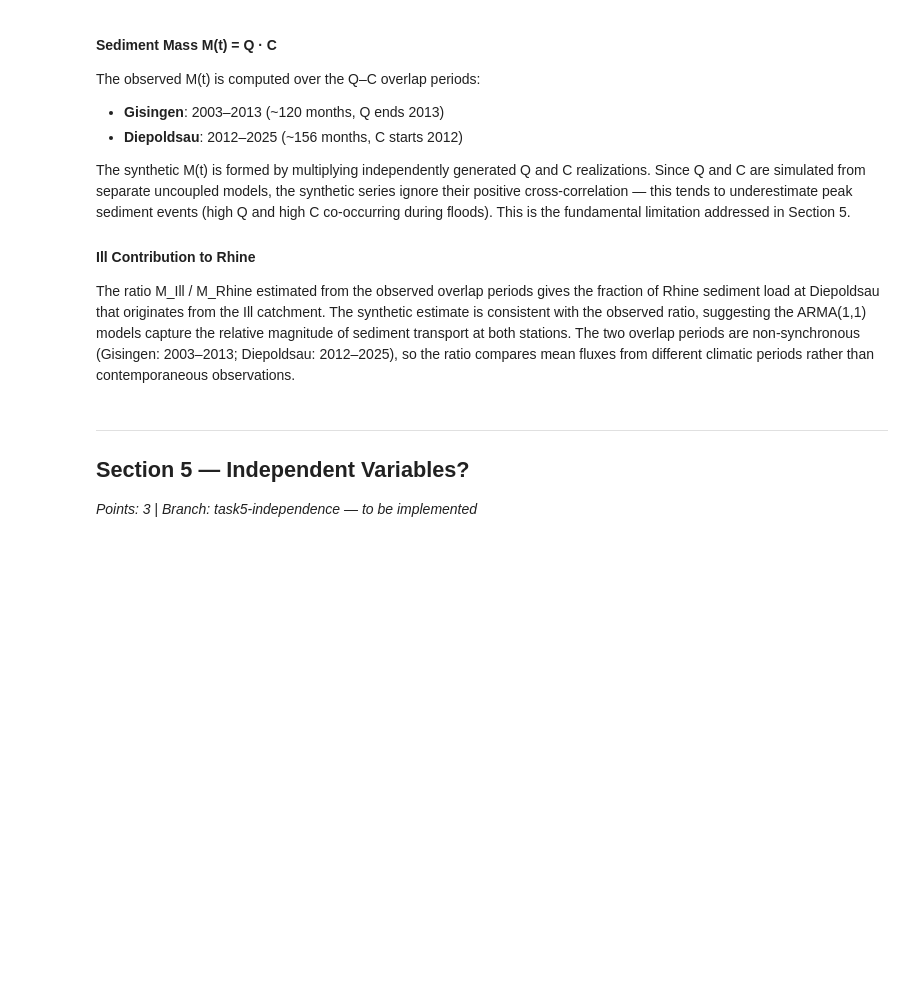
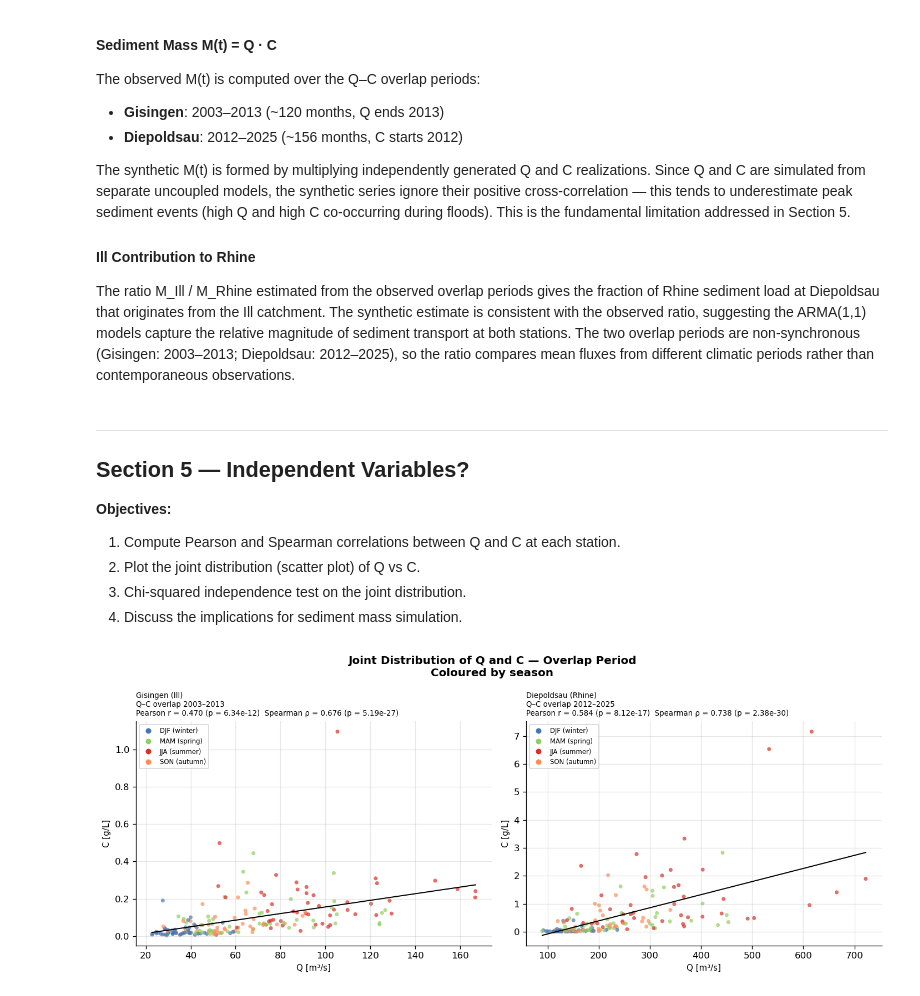
Before and after one commit to luuuciii/WRM_Assignement_2, a Jupyter notebook: Code/main.ipynb, the cells around one changed output. Cells and saved outputs as stored; diff of their text form; code cells hidden in the pictures; blank space fills up the shorter version.

Commit message:
task-5 first Draft

```diff
--- a/Code/main.ipynb
+++ b/Code/main.ipynb
@@ -1042,4 +1086,9 @@ The ratio M_Ill / M_Rhine estimated from the observed overlap periods gives the
 # %% [markdown]
 ---
 ## Section 5 — Independent Variables?
-*Points: 3 | Branch: task5-independence — to be implemented*
+
+**Objectives:**
+1. Compute Pearson and Spearman correlations between Q and C at each station.
+2. Plot the joint distribution (scatter plot) of Q vs C.
+3. Chi-squared independence test on the joint distribution.
+4. Discuss the implications for sediment mass simulation.
@@ -1045,0 +1103,68 @@ The ratio M_Ill / M_Rhine estimated from the observed overlap periods gives the
+# %%
+# Section 5 — MAIN
+
+# Load original monthly series
+gis_Q = load_monthly(*FILES['gis_Q'])
+gis_C = load_monthly(*FILES['gis_C'])
+die_Q = load_monthly(*FILES['die_Q'])
+die_C = load_monthly(*FILES['die_C'])
+
+# Correlation tests (original values, overlap period)
+corr_gis = correlation_test(gis_Q, gis_C)
+corr_die = correlation_test(die_Q, die_C)
+
+# Chi-squared independence test
+chi2_gis = chi2_independence_test(gis_Q, gis_C)
+chi2_die = chi2_independence_test(die_Q, die_C)
+# %%
+# Section 5 — PLOT
+
+#Split into seasons: Winter: DJF (Dec-Jan-Feb), Spring: MAM (Mar-Apr-May), Summer: JJA (Jun-Jul-Aug), Autumn: SON (Sep-Oct-Nov)
+SEASON_COLORS = {12: '#4575b4', 1: '#4575b4', 2: '#4575b4',   # DJF — blue
+                  3: '#91cf60',  4: '#91cf60', 5: '#91cf60',   # MAM — green
+                  6: '#d73027',  7: '#d73027', 8: '#d73027',   # JJA — red
+                  9: '#fc8d59', 10: '#fc8d59', 11: '#fc8d59'}  # SON — orange
+SEASON_LABELS = {'DJF (winter)': '#4575b4', 'MAM (spring)': '#91cf60',
+                  'JJA (summer)': '#d73027', 'SON (autumn)': '#fc8d59'}
+
+fig, axes = plt.subplots(1, 2, figsize=(12, 5))
+fig.suptitle('Joint Distribution of Q and C — Overlap Period\n'
+              'Coloured by season', fontsize=12, fontweight='bold')
+
+for ax, corr, chi2, station, lbl in zip(axes,
+        [corr_gis, corr_die],
+        [chi2_gis, chi2_die],
+        ['Gisingen', 'Diepoldsau'],
+        ['Gisingen (Ill)\nQ–C overlap 2003–2013',
+         'Diepoldsau (Rhine)\nQ–C overlap 2012–2025']):
+
+    x, y = corr['x'], corr['y']
+    months = x.index.month
+    colors = [SEASON_COLORS[m] for m in months]
+
+    ax.scatter(x.values, y.values, c=colors, s=18, alpha=0.7, edgecolors='none')
+
+    # Regression line
+    m_fit, b_fit, *_ = stats.linregress(x.values, y.values)
+    x_line = np.linspace(x.min(), x.max(), 100)
+    ax.plot(x_line, m_fit * x_line + b_fit, 'k-', linewidth=1.2)
+
+    # Legend: seasons
+    handles = [plt.Line2D([0], [0], marker='o', color='w',
+                           markerfacecolor=c, markersize=7, label=lbl_s)
+               for lbl_s, c in SEASON_LABELS.items()]
+    ax.legend(handles=handles, fontsize=7, loc='upper left')
+
+    ax.set_xlabel('Q [m³/s]', fontsize=9)
+    ax.set_ylabel('C [g/L]',  fontsize=9)
+    ax.set_title(
+        f"{lbl}\n"
+        f"Pearson r = {corr['pearson_r']:.3f} (p = {corr['pearson_p']:.2e})  "
+        f"Spearman ρ = {corr['spearman_r']:.3f} (p = {corr['spearman_p']:.2e})",
+        fontsize=8, loc='left')
+
+plt.tight_layout()
+plt.savefig('../DATA/fig10_QC_scatter.png', bbox_inches='tight')
+plt.show()
+# %% [output]
+[figure, added]
```
Also changed, not shown: parts of 20 cells of this notebook, 2 other files.
